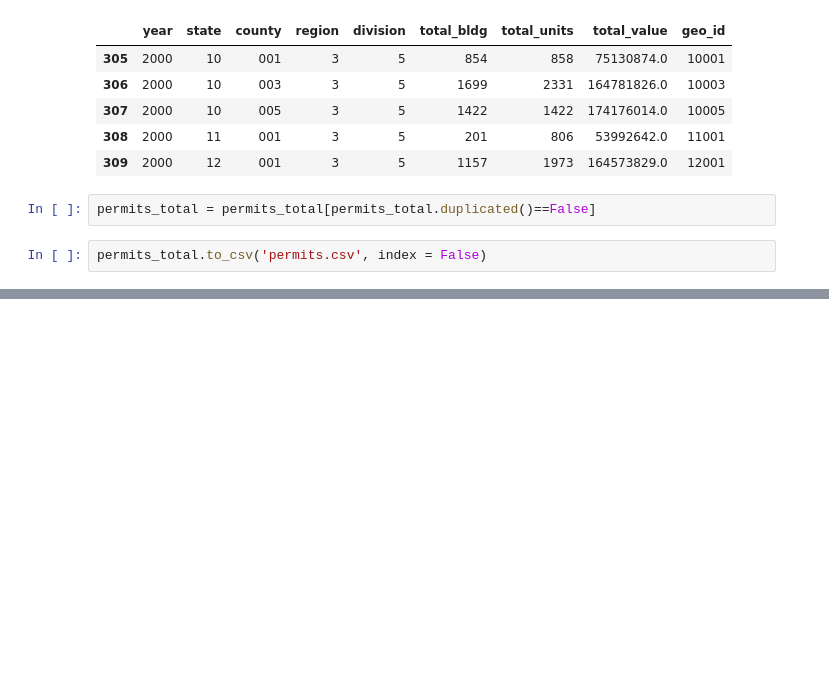
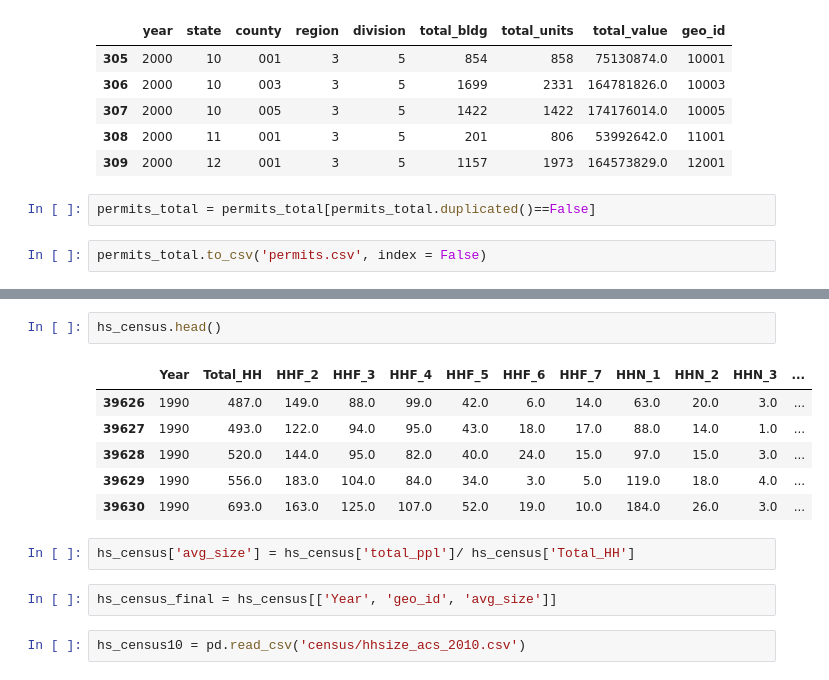
Before and after one commit to justincohler/evictions-learn, a Jupyter notebook: src/data/Gathering and Cleaning Census Data .ipynb, the cells around one changed output, grey strips where cells are left out. Saved outputs shown, nothing was run; the diff lists cells and outputs as text; blank space fills up the shorter version.

```diff
--- a/src/data/Gathering and Cleaning Census Data .ipynb
+++ b/src/data/Gathering and Cleaning Census Data .ipynb
@@ -222,0 +265,15 @@ acs_df.rename(columns = variables, inplace=True)
+# %%
+hs_census.head()
+# %% [output]
+|  | Year | Total_HH | HHF_2 | HHF_3 | HHF_4 | HHF_5 | HHF_6 | HHF_7 | HHN_1 | HHN_2 | HHN_3 | ... |
+| 39626 | 1990 | 487.0 | 149.0 | 88.0 | 99.0 | 42.0 | 6.0 | 14.0 | 63.0 | 20.0 | 3.0 | ... |
+| 39627 | 1990 | 493.0 | 122.0 | 94.0 | 95.0 | 43.0 | 18.0 | 17.0 | 88.0 | 14.0 | 1.0 | ... |
+| 39628 | 1990 | 520.0 | 144.0 | 95.0 | 82.0 | 40.0 | 24.0 | 15.0 | 97.0 | 15.0 | 3.0 | ... |
+| 39629 | 1990 | 556.0 | 183.0 | 104.0 | 84.0 | 34.0 | 3.0 | 5.0 | 119.0 | 18.0 | 4.0 | ... |
+| 39630 | 1990 | 693.0 | 163.0 | 125.0 | 107.0 | 52.0 | 19.0 | 10.0 | 184.0 | 26.0 | 3.0 | ... |
+# %%
+hs_census['avg_size'] = hs_census['total_ppl']/ hs_census['Total_HH']
+# %%
+hs_census_final = hs_census[['Year', 'geo_id', 'avg_size']]
+# %%
+hs_census10 = pd.read_csv('census/hhsize_acs_2010.csv')
```
Also changed, not shown: parts of 28 cells of this notebook, 2 other files.
